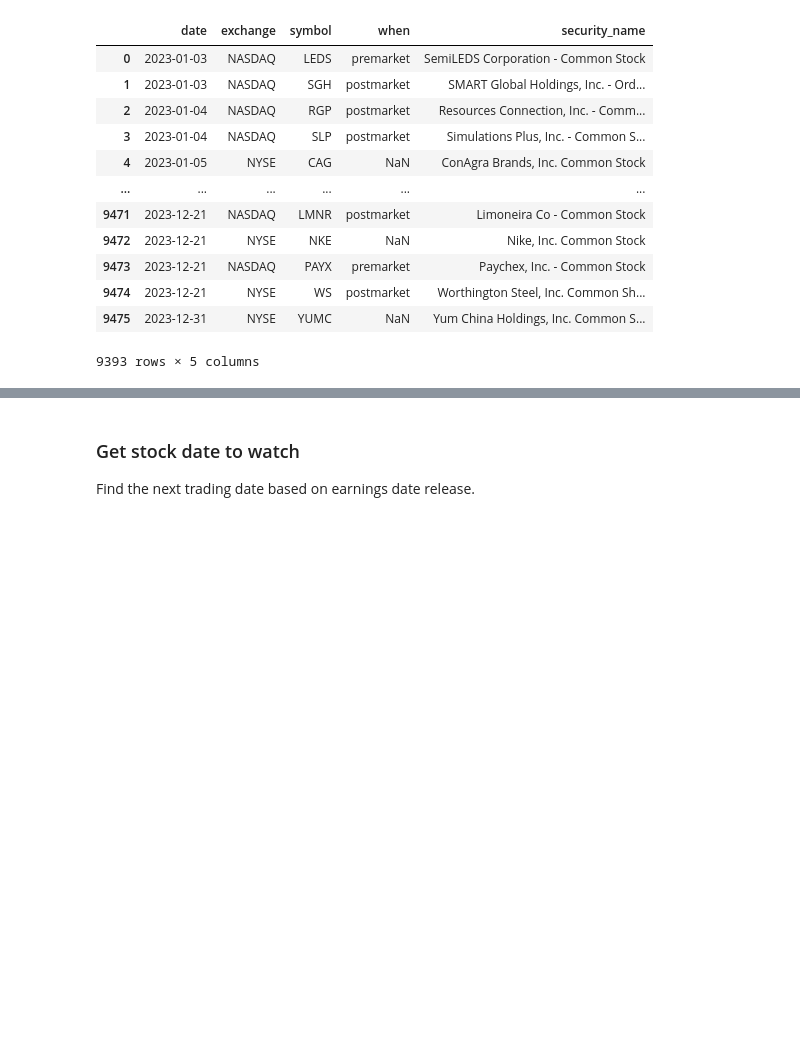
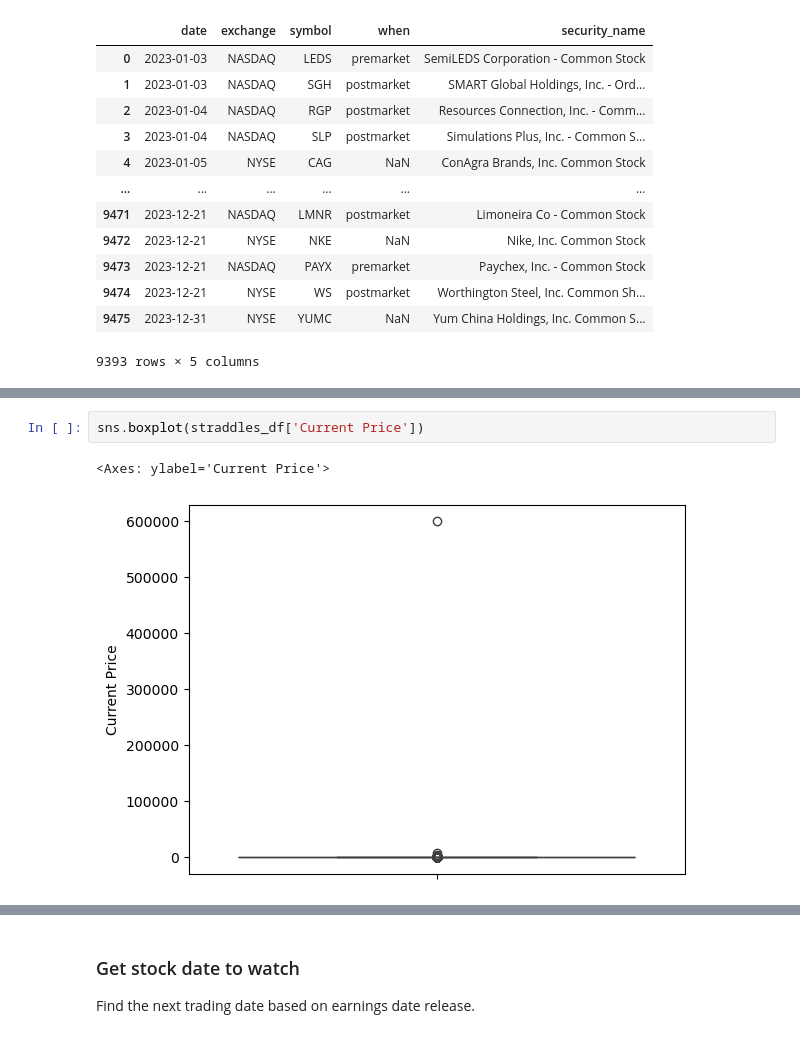
Before and after one commit to brigittesullivan/eps-stock-market-ml-project, a Jupyter notebook: 1_Data_Loading.ipynb, the cells around one changed output, grey strips where cells are left out. Drawn from its saved outputs; the diff is of its cells as text; blank space fills up the shorter version.

```diff
--- a/1_Data_Loading.ipynb
+++ b/1_Data_Loading.ipynb
@@ -206,0 +261,5 @@ earnings_df
+# %%
+sns.boxplot(straddles_df['Current Price'])
+# %% [output]
+<Axes: ylabel='Current Price'>
+[figure, added]
```
Also changed, not shown: parts of 15 cells of this notebook, 3 other files.
